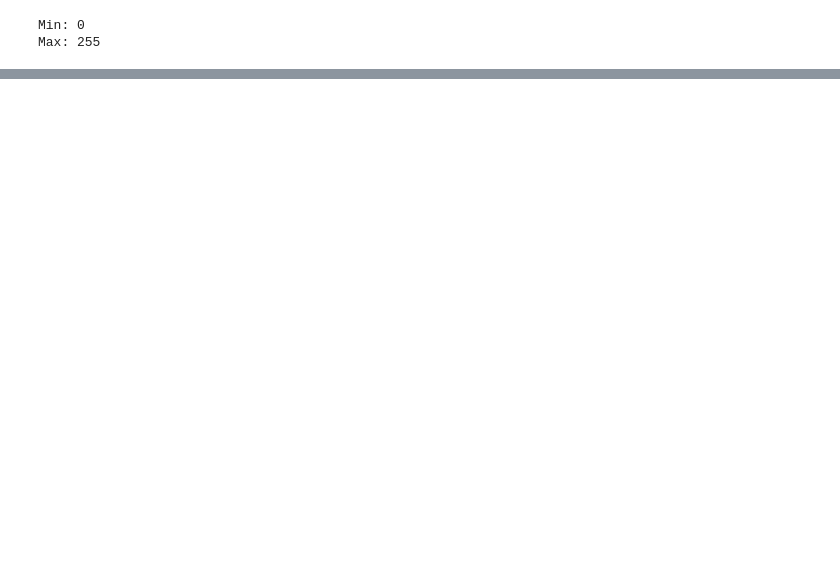
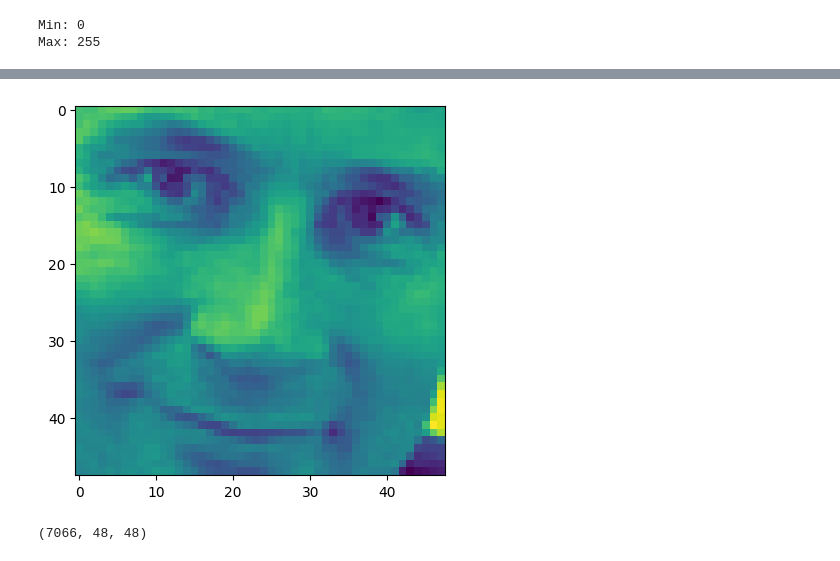
Before and after one commit to ManuelRF86/EmoDecode_3000, a Jupyter notebook: trabajo/ejercicio.ipynb, the cells around one changed output, grey strips where cells are left out. Saved outputs shown, nothing was run; the diff lists cells and outputs as text; code cells hidden in the pictures; blank space fills up the shorter version.

```diff
--- a/trabajo/ejercicio.ipynb
+++ b/trabajo/ejercicio.ipynb
@@ -188,4 +191,4 @@ print("Max:", np.max(X_train))
 Min: 0
 Max: 255
 # %%
-X_train = X_train / 255.0
+X = X / 255.0
@@ -194,0 +287,25 @@ from tensorflow.keras.utils import to_categorical
+# %%
+TEST_PATH = ROOT_PATH + "\\..\\data\\images\\test\\"
+# %%
+def read_data(path, im_size):
+    X = []
+
+
+    ##### CODE #####
+    # Iterar sobre todo lo que haya en path
+    for file in os.listdir(path):
+        print(file)
+
+        # Leer la imagen a color y aplicarle el resize
+        image = imread(path + file,cv2.COLOR_GRAY2BGR)
+        smallimage = cv2.resize(image, (im_size, im_size))
+
+        # Guardo en X
+
+        X.append(smallimage)
+
+
+    return np.array(X)
+
+
+test = read_data(TEST_PATH, IMAGE_WIDTH)
@@ -194,0 +336,2 @@ from tensorflow.keras.utils import to_categorical
+# %%
+test = test / 255
@@ -194,0 +466,8 @@ from tensorflow.keras.utils import to_categorical
+# %%
+plt.imshow(test[1]);
+# %% [output]
+[figure, added]
+# %%
+test.shape
+# %% [output]
+(7066, 48, 48)
```
Also changed, not shown: parts of 35 cells of this notebook, 2 other files.
